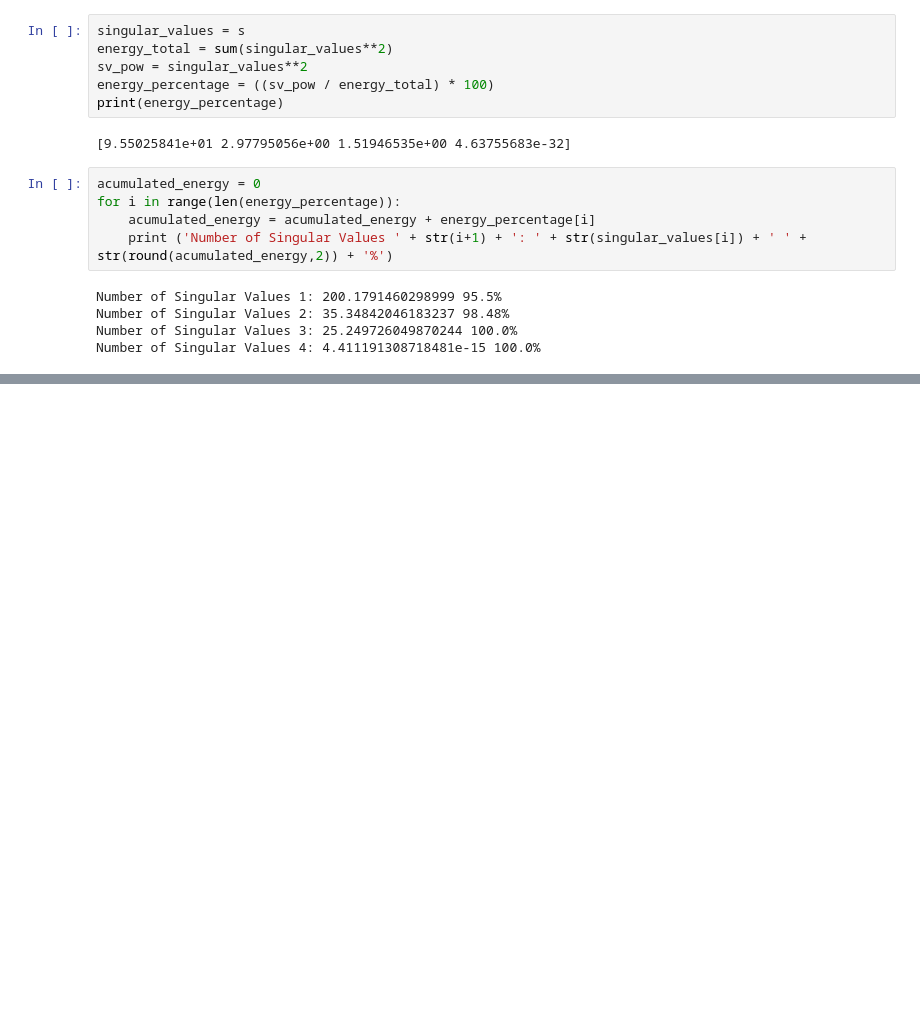
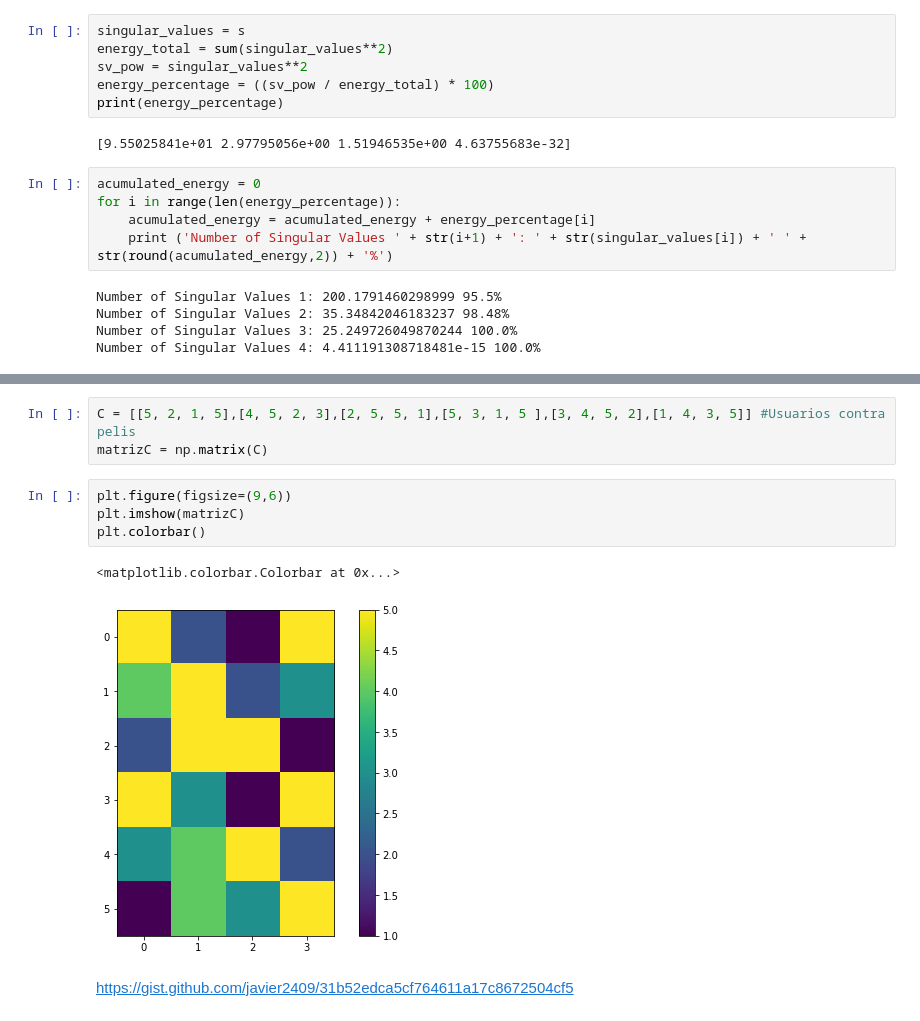
Before and after one commit to nhuallpa/orga-compu2018, a Jupyter notebook: guia reddimensiones.ipynb, the cells around one changed output, grey strips where cells are left out. Drawn from its saved outputs; the diff is of its cells as text; blank space fills up the shorter version.

```diff
--- a/guia reddimensiones.ipynb
+++ b/guia reddimensiones.ipynb
@@ -495,0 +644,12 @@ Number of Singular Values 4: 4.411191308718481e-15 100.0%
+# %%
+C = [[5, 2, 1, 5],[4, 5, 2, 3],[2, 5, 5, 1],[5, 3, 1, 5 ],[3, 4, 5, 2],[1, 4, 3, 5]] #Usuarios contra pelis
+matrizC = np.matrix(C)
+# %%
+plt.figure(figsize=(9,6))
+plt.imshow(matrizC)
+plt.colorbar()
+# %% [output]
+<matplotlib.colorbar.Colorbar at 0x...>
+[figure, added]
+# %% [markdown]
+https://gist.github.com/javier2409/31b52edca5cf764611a17c8672504cf5
```
Also changed, not shown: parts of 22 cells of this notebook.
